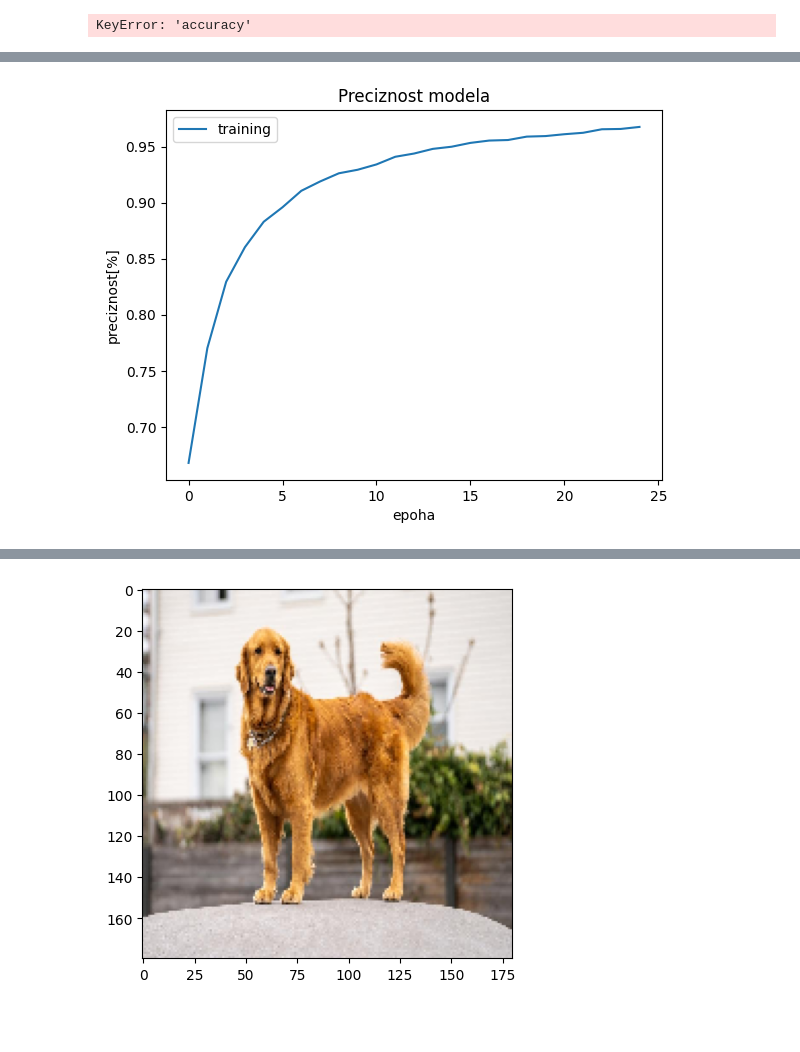
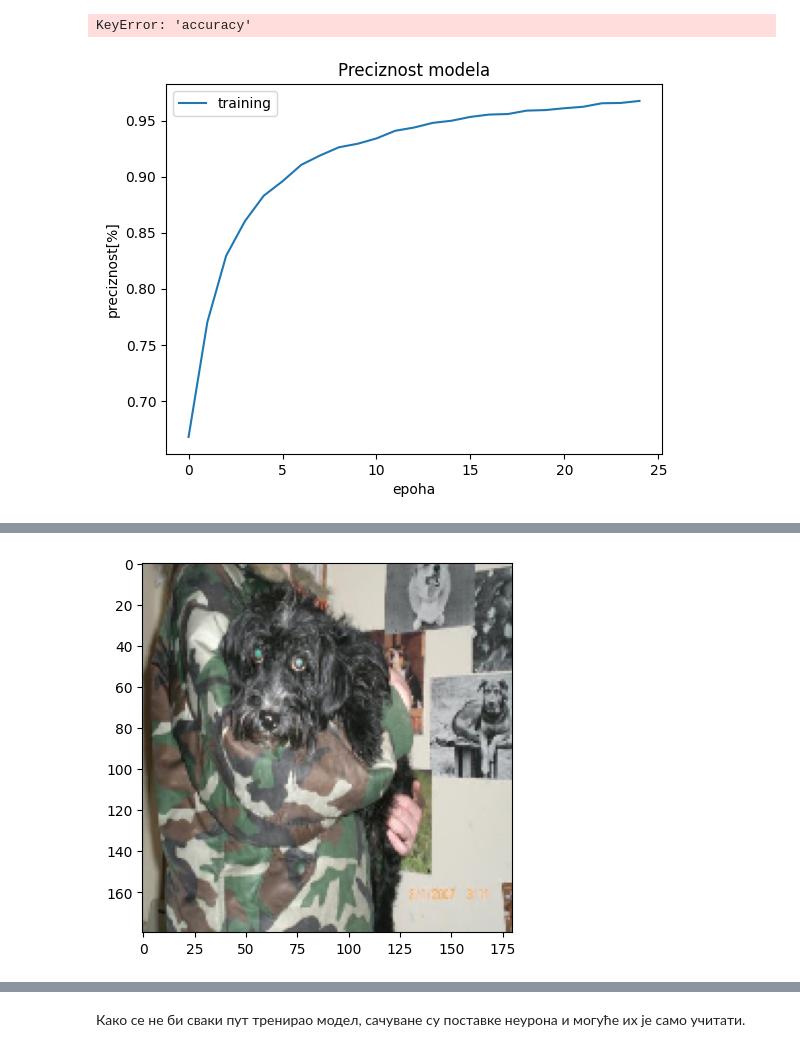
Before and after one commit to Bigulac/MOAR, a Jupyter notebook: MOAR.ipynb, the cells around one changed output, grey strips where cells are left out. Saved outputs shown, nothing was run; the diff lists cells and outputs as text; code cells hidden in the pictures; blank space fills up the shorter version.

Commit message:
Model saving feature added

```diff
--- a/MOAR.ipynb
+++ b/MOAR.ipynb
@@ -199,15 +203,16 @@ KeyError: 'accuracy'
+# %%
+# Crtanje grafika preciznosti naspram borja epoha
+plt.plot(history.history['acc'])
+plt.title('Preciznost modela')
+plt.ylabel('preciznost[%]')
+plt.xlabel('epoha')
+plt.legend(['training'], loc='best')
+plt.show()
+# %% [output]
+[figure, added]
 # %%
-# Crtanje grafika preciznosti naspram borja epoha
-plt.plot(history.history['acc'])
-plt.title('Preciznost modela')
-plt.ylabel('preciznost[%]')
-plt.xlabel('epoha')
-plt.legend(['training'], loc='best')
-plt.show()
-
-
 # Primer predviđanja
-img = keras.utils.load_img("PetImages/Dog/1007.jpeg", target_size=image_size)
+img = keras.utils.load_img("PetImages/Dog/10088.jpg", target_size=image_size)
 plt.imshow(img)
 
 img_array = keras.utils.img_to_array(img)
@@ -215,5 +220,7 @@ img_array = keras.ops.expand_dims(img_array, 0)
 
 predictions = model.predict(img_array)
 score = float(keras.ops.sigmoid(predictions[0][0]))
-print(f"This image is {100 * (1 - score):.2f}% cat and {100 * score:.2f}% dog.")
+pet_is = "mačka" if score < 0.5 else "pas"
+score = 100 * (1 - score) if score < 0.5 else 100 * score
+print(f"Na slici je {pet_is} sa sigurnošću od {score:.2f}%.")
 # %% [output]
@@ -220 +229 @@ print(f"This image is {100 * (1 - score):.2f}% cat and {100 * score:.2f}% dog.")
-[figure, old version]
+[figure, new version]
@@ -223 +230,2 @@ This image is 1.36% cat and 98.64% dog.
-[figure, removed]
+# %% [markdown]
+Како се не би сваки пут тренирао модел, сачуване су поставке неурона и могуће их је само учитати.
```
Also changed, not shown: parts of 5 cells of this notebook.
